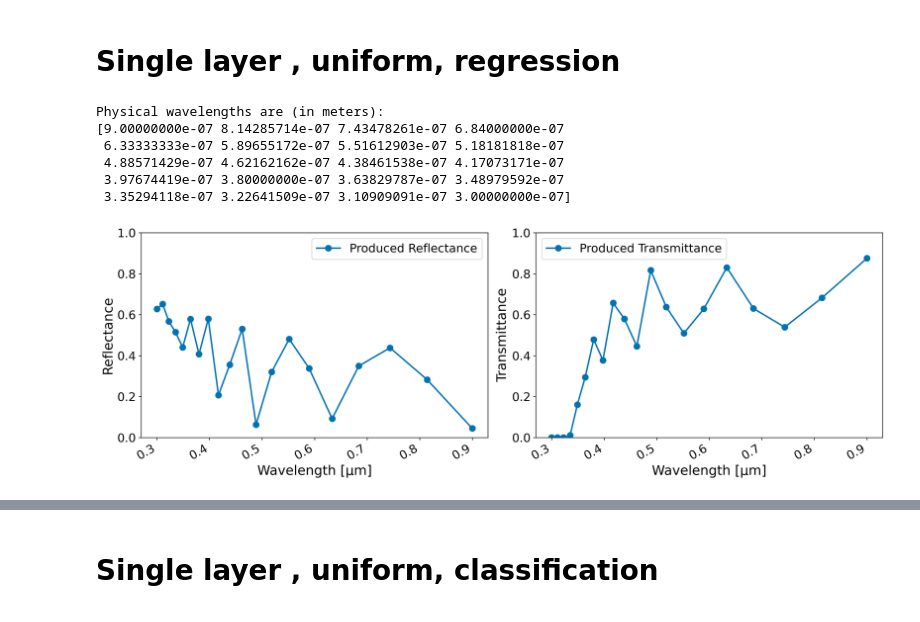
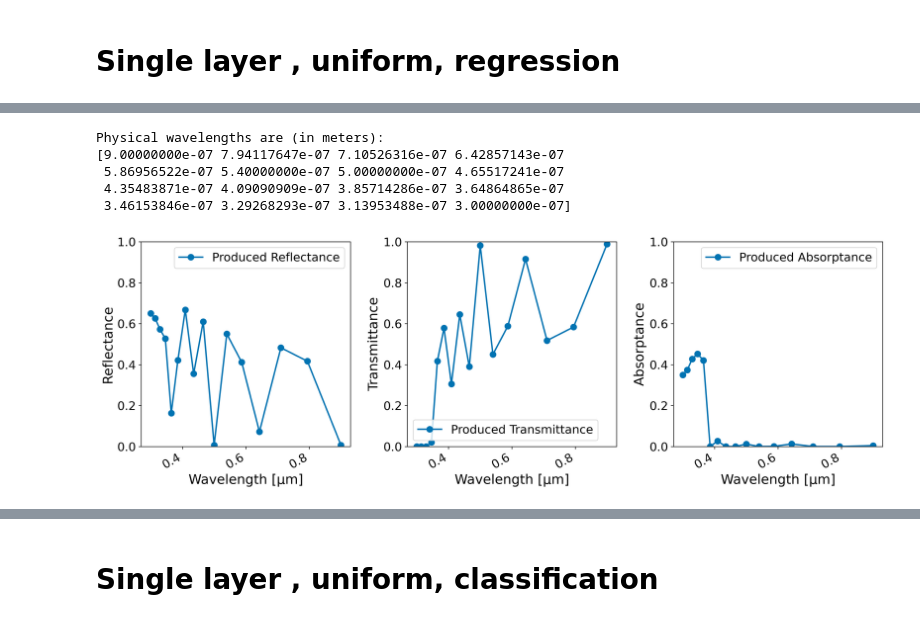
Before and after one commit to esa/NIDN, a Jupyter notebook: notebooks/Paper Results/2 - Structure and Material Inference FDTD.ipynb, the cells around one changed output, grey strips where cells are left out. Cells and saved outputs as stored; diff of their text form; code cells hidden in the pictures.

```diff
--- a/notebooks/Paper Results/2 - Structure and Material Inference FDTD.ipynb
+++ b/notebooks/Paper Results/2 - Structure and Material Inference FDTD.ipynb
@@ -14,39 +17,2 @@ import nidn
 # %% [markdown]
 # Single layer , uniform, regression
-# %%
-# Load default cfg as starting point
-cfg = nidn.load_default_cfg()
-
-# Specify your desired range of wavelengths
-cfg.physical_wavelength_range[0] = 3e-7
-cfg.physical_wavelength_range[1] = 9e-7
-cfg.PER_LAYER_THICKNESS = [0.38]
-
-# Let's investigate 50 frequency points
-cfg.N_freq = 20
-cfg.solver = "FDTD"
-cfg.FDTD_niter = 400
-cfg.FDTD_min_gridpoints_per_unit_magnitude = 20 # ground truth was computed for this for speedup
-cfg.N_layers = 1
-cfg.FDTD_pulse_type = 'continuous'
-cfg.FDTD_source_type = 'line'
-
-# Currently, the target spectra is set manually as a list of numbers. Choose each 5th value to reduce from 100 frequency points to 20 frequency points
-cfg.target_reflectance_spectrum = [0.04456351,0.07616634,0.12983103,0.20348341,0.20803709,0.28212550,0.34838794,0.35148116,0.40294107,0.43659179,0.43804083,0.45265764,0.42395525,0.42250250,0.35184451,0.34927237,0.23594347,0.22968049,0.10109031,0.09566545,0.09204569,0.04801336,0.04943829,0.15785883,0.16480385,0.33755576,0.34852490,0.35598405,0.47175452,0.47543828,0.48079059,0.47670861,0.47495085,0.47283219,0.33080953,0.31996884,0.30833286,0.29704388,0.07221731,0.06803254,0.06279853,0.25093825,0.27168874,0.29327866,0.31555886,0.52987157,0.53266849,0.53949557,0.54329768,0.54590920,0.35588414,0.34058632,0.30762652,0.27317067,0.16839377,0.20723618,0.25279078,0.27902083,0.33203165,0.38699248,0.57960660,0.56132624,0.54713063,0.50812035,0.47987271,0.40737469,0.31942957,0.41918578,0.46946234,0.55008628,0.57858655,0.60237008,0.22992761,0.32204145,0.38371327,0.44023784,0.49577304,0.49328186,0.46340183,0.45237985,0.51436802,0.52561688,0.53433126,0.54193417,0.55985565,0.56738637,0.57371749,0.57877213,0.65791848,0.65526587,0.65189846,0.64806130,0.64002900,0.63579534,0.63167151,0.62771639,0.62199316,0.66017008,0.65453985,0.64911847,][0::5]
-cfg.target_transmittance_spectrum = [0.87536937,0.86225903,0.81306321,0.75287122,0.74871316,0.68198832,0.62422039,0.62128133,0.57431380,0.54036076,0.53893761,0.53746136,0.56318135,0.56430514,0.62822533,0.63025375,0.72190201,0.72902601,0.82516558,0.82823149,0.83023419,0.85988161,0.85803865,0.77452468,0.76844363,0.62843653,0.61871883,0.61209847,0.51762058,0.51417495,0.50911674,0.50285459,0.50413010,0.50572154,0.62959830,0.63739662,0.64559040,0.65416174,0.81584808,0.81671772,0.81649914,0.67631454,0.65980186,0.64488775,0.62678816,0.44563180,0.44270788,0.43865578,0.43446768,0.43148086,0.57915950,0.58924005,0.61020821,0.63242840,0.68207222,0.65677377,0.62419689,0.60660547,0.57197304,0.53173307,0.37738633,0.39192256,0.40217924,0.42987445,0.44531120,0.47829903,0.49511773,0.42511123,0.39097864,0.32282715,0.29403716,0.25334013,0.33381818,0.24619652,0.20109781,0.16036236,0.10121669,0.07910624,0.04449772,0.03074843,0.01117523,0.00339080,0.00167748,0.00077300,0.00015712,0.00006627,0.00003636,0.00001924,0.00000530,0.00000348,0.00000238,0.00000169,0.00000096,0.00000075,0.00000060,0.00000048,0.00000034,0.00000030,0.00000024,0.00000019,][0::5]
-
-nidn.plot_spectrum(cfg,
-                   cfg.target_reflectance_spectrum,
-                   cfg.target_transmittance_spectrum)
-
-physical_wls, normalized_freqs = nidn.get_frequency_points(cfg)
-print("Physical wavelengths are (in meters):")
-print(physical_wls)
-# %% [output]
-Physical wavelengths are (in meters):
-[9.00000000e-07 8.14285714e-07 7.43478261e-07 6.84000000e-07
- 6.33333333e-07 5.89655172e-07 5.51612903e-07 5.18181818e-07
- 4.88571429e-07 4.62162162e-07 4.38461538e-07 4.17073171e-07
- 3.97674419e-07 3.80000000e-07 3.63829787e-07 3.48979592e-07
- 3.35294118e-07 3.22641509e-07 3.10909091e-07 3.00000000e-07]
-[figure, removed]
@@ -52,0 +39,16 @@ Physical wavelengths are (in meters):
+# %%
+# Compute ground truth
+eps_grid = torch.zeros(cfg.Nx,cfg.Ny,cfg.N_layers,cfg.N_freq,dtype=torch.cfloat)
+layer_builder = nidn.LayerBuilder(cfg)
+eps_grid[:,:,0,:] = layer_builder.build_uniform_layer("titanium_oxide")
+# Compute spectrum for this configuration
+R,T = nidn.compute_spectrum(eps_grid,cfg)
+nidn.plot_spectrum(cfg,R,T,show_absorption=True)
+
+cfg.target_reflectance_spectrum = R
+cfg.target_transmittance_spectrum = T
+
+physical_wls, normalized_freqs = nidn.get_frequency_points(cfg)
+print("Physical wavelengths are (in meters):")
+print(physical_wls)
+# %% [output]
@@ -53,3 +63,9 @@ Physical wavelengths are (in meters):
+Physical wavelengths are (in meters):
+[9.00000000e-07 7.94117647e-07 7.10526316e-07 6.42857143e-07
+ 5.86956522e-07 5.40000000e-07 5.00000000e-07 4.65517241e-07
+ 4.35483871e-07 4.09090909e-07 3.85714286e-07 3.64864865e-07
+ 3.46153846e-07 3.29268293e-07 3.13953488e-07 3.00000000e-07]
+[figure, added]
 # %%
 cfg.pop("model",None); # Forget the old model
 
```
Also changed, not shown: parts of 12 cells of this notebook, 3 other files.
